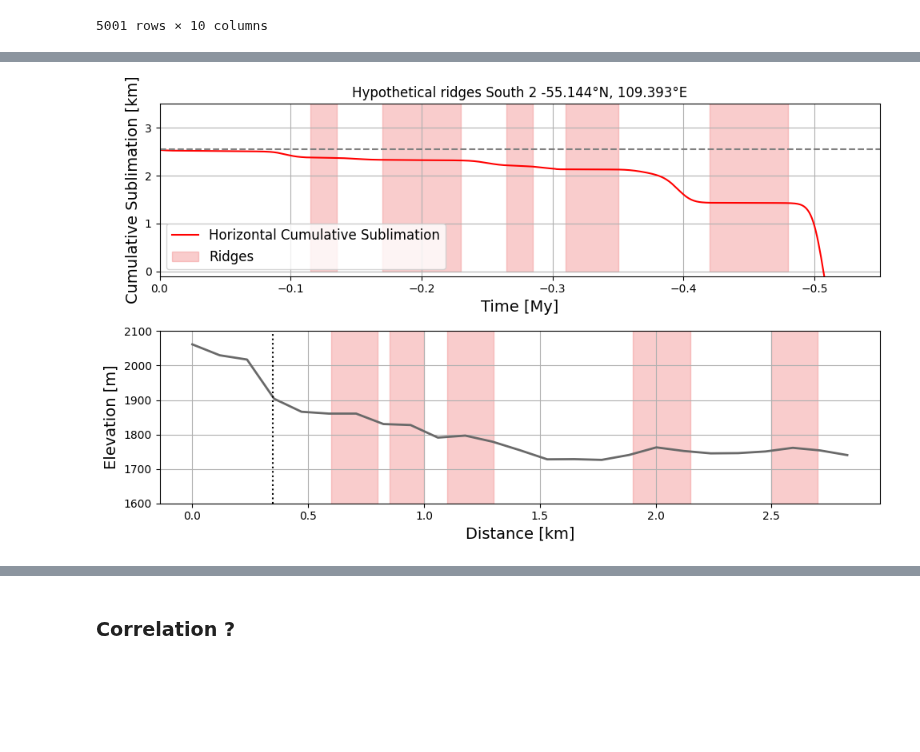
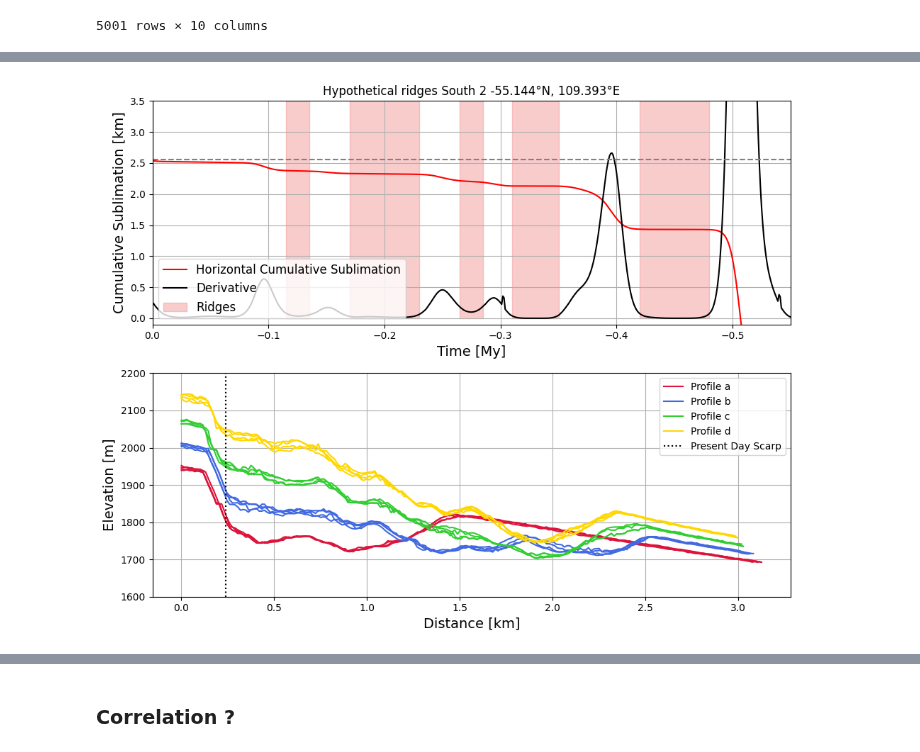
Before and after one commit to lsperezm/Martian_Icy_Scarps, a Jupyter notebook: Code/New_Scarps.ipynb, the cells around one changed output, grey strips where cells are left out. Saved outputs shown, nothing was run; the diff lists cells and outputs as text; code cells hidden in the pictures; blank space fills up the shorter version.

Commit message:
multiple profiles

```diff
--- a/Code/New_Scarps.ipynb
+++ b/Code/New_Scarps.ipynb
@@ -17,3 +17,12 @@ from scipy import stats
 ##### Elevation -3000m
 ##### Slope 46.5
 ##### Slope Aspect 176.1
+# %%
+# Data of the horizontal subliamtion over time
+elev2600_4='SensitivityVariations/Elevation/It1.4/Output/2025-07-09/2025-07-09_1423_output.txt'
+elev2600_5='../Bramson_et_al_2024_JGR-Planets_Data/v12/Scarps/South1/Test1/Output/2025-07-21/2025-07-21_1257_output.txt'
+
+df2600_4 = pd.read_csv(elev2600_4, sep=r'\s+')
+df2600_5 = pd.read_csv(elev2600_5, sep=r'\s+')
+
+df2600_5
@@ -19,0 +57,7 @@ from scipy import stats
+# %%
+#total accumulative sublimation in steps of 1000years. After 1000y value *1000, then 2000y subl_past+subl_pres *1000.
+cumulative1=[]
+val=0
+for i in Subl1:
+    val+= i*1000
+    cumulative1.append(val)
@@ -88,44 +579,70 @@ plt.savefig('RidgesSouth2')
 # %%
-fig, (ax1, ax2) = plt.subplots(2, 1, figsize=(10, 6), sharex=False)
+# Plot both topographic profile and horizontal cumulative sublimation to correlate
+fig, (ax1, ax2) = plt.subplots(2, 1, figsize=(10, 8), sharex=False)
 
 # --- Top plot: Sublimation vs Time ---
 ax1.plot(years2/1e6, horiz2/1000 - 378.21, color='red', label='Horizontal Cumulative Sublimation')
-#ax1.plot(years2/1e6, deriv2/10, color='black', label='Derivative')
+ax1.plot(years2/1e6, deriv2/10, color='black', label='Derivative')
 ax1.axhline(2.552, color='gray', linestyle='--')
 
 # Highlight ridges
 ax1.fill_between([-0.48, -0.42], 1e7, color='lightcoral', alpha=0.4, label='Ridges')
 ax1.fill_between([-0.35, -0.31], 1e7, color='lightcoral', alpha=0.4)
 ax1.fill_between([-0.285, -0.265], 1e7, color='lightcoral', alpha=0.4)
 ax1.fill_between([-0.23, -0.17], 1e7, color='lightcoral', alpha=0.4)
 ax1.fill_between([-0.135, -0.115], 1e7, color='lightcoral', alpha=0.4)
 
 # Formatting for sublimation axis
 ax1.set_xlim(-0.55, 0)
 ax1.set_ylim(-0.1, 3.5)
 ax1.invert_xaxis()
 ax1.set_xlabel('Time [My]', fontsize=14)
 ax1.set_ylabel('Cumulative Sublimation [km]', fontsize=14)
 ax1.grid(True)
 ax1.legend(loc='lower left', fontsize=12)
 
-# --- Bottom plot: Topographic profile ---
-ax2.plot(dist2, elevation2, color='dimgray', linewidth=2)
+# --- Bottom plot: Topographic profile ---\
+#ax2.plot(distS2_4, elevationS2_4, color='crimson', linewidth=1.5, label='Perfil a')
+ax2.plot(distS2_a1, elevationS2_a1, color='crimson', linewidth=1.5,label='Profile a')
+ax2.plot(distS2_a2, elevationS2_a2, color='crimson', linewidth=1.5)
+ax2.plot(distS2_a3, elevationS2_a3, color='crimson', linewidth=1.5)
+ax2.plot(distS2_a4, elevationS2_a4, color='crimson', linewidth=1.5)
+
+
+#ax2.plot(distS2_3, elevationS2_3, color='royalblue', linewidth=1.5,label='Perfil b')
+ax2.plot(distS2_b1, elevationS2_b1, color='royalblue', linewidth=1.5,label='Profile b')
+ax2.plot(distS2_b2, elevationS2_b2, color='royalblue', linewidth=1.5)
+ax2.plot(distS2_b3, elevationS2_b3, color='royalblue', linewidth=1.5)
+ax2.plot(distS2_b4, elevationS2_b4, color='royalblue', linewidth=1.5)
+
+#ax2.plot(distS2_1, elevationS2_1, color='limegreen', linewidth=1.5, label='Perfil c')
+ax2.plot(distS2_c1, elevationS2_c1, color='limegreen', linewidth=1.5,label='Profile c')
+ax2.plot(distS2_c2, elevationS2_c2, color='limegreen', linewidth=1.5)
+ax2.plot(distS2_c3, elevationS2_c3, color='limegreen', linewidth=1.5)
+ax2.plot(distS2_c4, elevationS2_c4, color='limegreen', linewidth=1.5)
+
+#ax2.plot(distS2_2, elevationS2_2, color='gold', linewidth=1.5, label='Perfil d')
+ax2.plot(distS2_d1, elevationS2_d1, color='gold', linewidth=1.5,label='Profile d')
+ax2.plot(distS2_d2, elevationS2_d2, color='gold', linewidth=1.5)
+ax2.plot(distS2_d3, elevationS2_d3, color='gold', linewidth=1.5)
+ax2.plot(distS2_d4, elevationS2_d4, color='gold', linewidth=1.5)
+
 ax2.set_xlabel('Distance [km]', fontsize=14)
 ax2.set_ylabel('Elevation [m]', fontsize=14)
 ax2.grid(True)
 
-ax2.fill_between([0.6,0.8],2750, color='lightcoral', alpha=0.4,label='Ridges')
-ax2.fill_between([0.85,1.],2750, color='lightcoral', alpha=0.4)
-ax2.fill_between([1.1,1.3],2750, color='lightcoral', alpha=0.4)
-ax2.fill_between([1.9,2.15],2750, color='lightcoral', alpha=0.4)
-ax2.fill_between([2.5,2.7],2750, color='lightcoral', alpha=0.4)
-ax2.axvline(0.348,linestyle=':',color='black',label='Present Day Scarp')
-ax2.scatter(0.17, 1575, color='red', marker='*', s=100, label='1',zorder=3)
+#ax2.fill_between([0.6,0.8],2750, color='lightcoral', alpha=0.4,label='Ridges')
+#ax2.fill_between([0.85,1.],2750, color='lightcoral', alpha=0.4)
+#ax2.fill_between([1.1,1.3],2750, color='lightcoral', alpha=0.4)
+#ax2.fill_between([1.9,2.15],2750, color='lightcoral', alpha=0.4)
+#ax2.fill_between([2.5,2.7],2750, color='lightcoral', alpha=0.4)
+ax2.axvline(0.24,linestyle=':',color='black',label='Present Day Scarp')
 
-
-ax2.set_ylim(1600,2100)
+ax2.legend()
+ax2.set_ylim(1600,2200)
 ax1.set_title('Hypothetical ridges South 2 -55.144°N, 109.393°E')
 plt.tight_layout()
+plt.savefig('ridgessouth2.png')
+plt.show()
 # %% [output]
-[figure, old version]
+[figure, new version]
```
Also changed, not shown: parts of 42 cells of this notebook, 32 other files.
